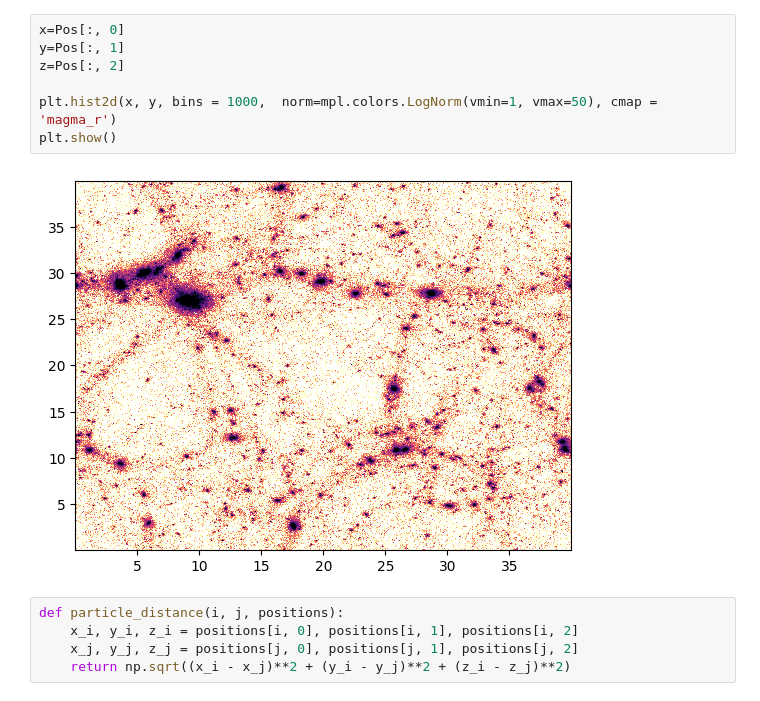
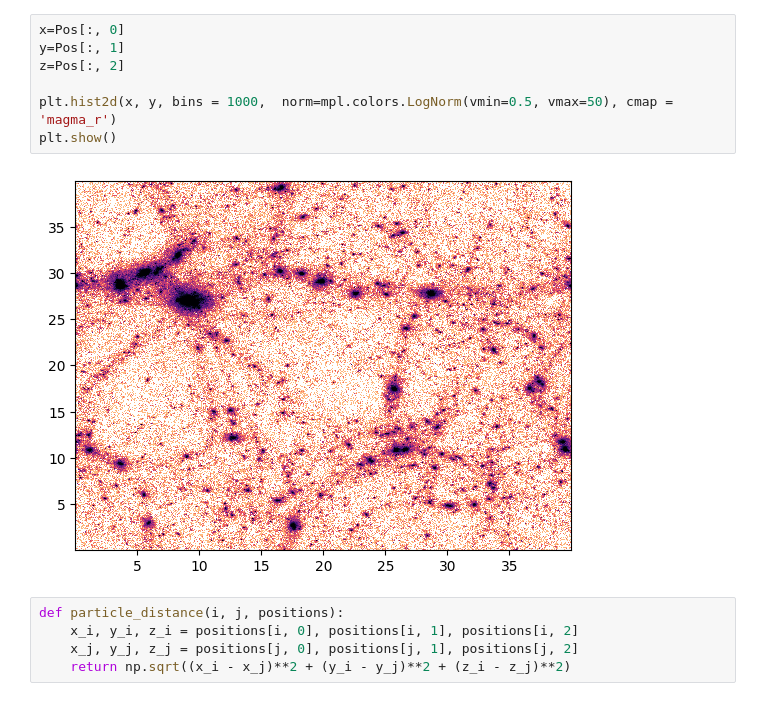
Before and after one commit to malinadesai/astroII_numproj, a Jupyter notebook: fof.ipynb, the cells around one changed output. Drawn from its saved outputs; the diff is of its cells as text.

```diff
--- a/fof.ipynb
+++ b/fof.ipynb
@@ -38,12 +39,12 @@ mean distance between particles = 0.026718374166823395
 # %%
 x=Pos[:, 0]
 y=Pos[:, 1]
 z=Pos[:, 2]
 
-plt.hist2d(x, y, bins = 1000,  norm=mpl.colors.LogNorm(vmin=1, vmax=50), cmap = 'magma_r')
+plt.hist2d(x, y, bins = 1000,  norm=mpl.colors.LogNorm(vmin=0.5, vmax=50), cmap = 'magma_r')
 plt.show()
 # %% [output]
-[figure, old version]
+[figure, new version]
 # %%
 def particle_distance(i, j, positions):
     x_i, y_i, z_i = positions[i, 0], positions[i, 1], positions[i, 2]
```
Also changed, not shown: parts of 5 cells of this notebook, 1 other file.
